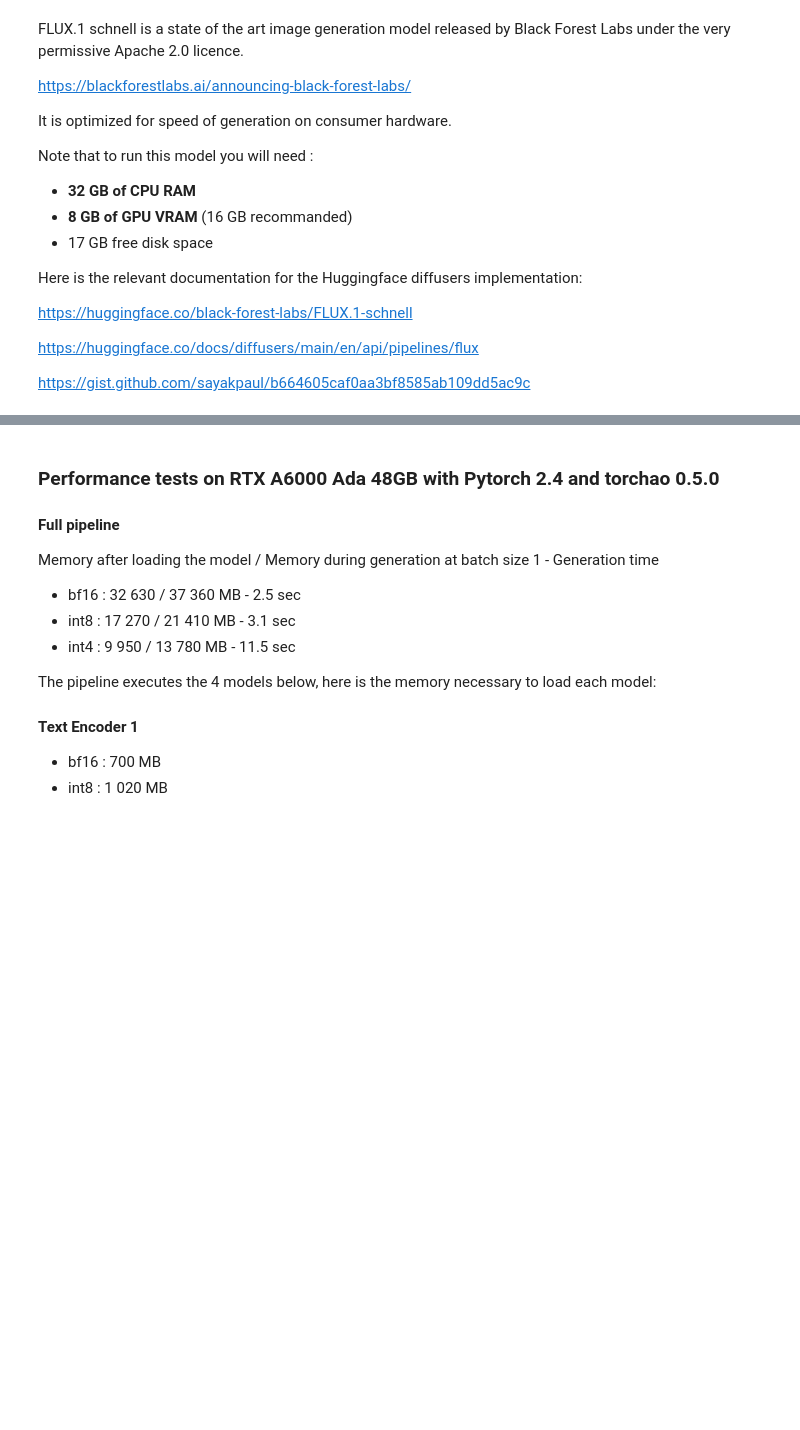
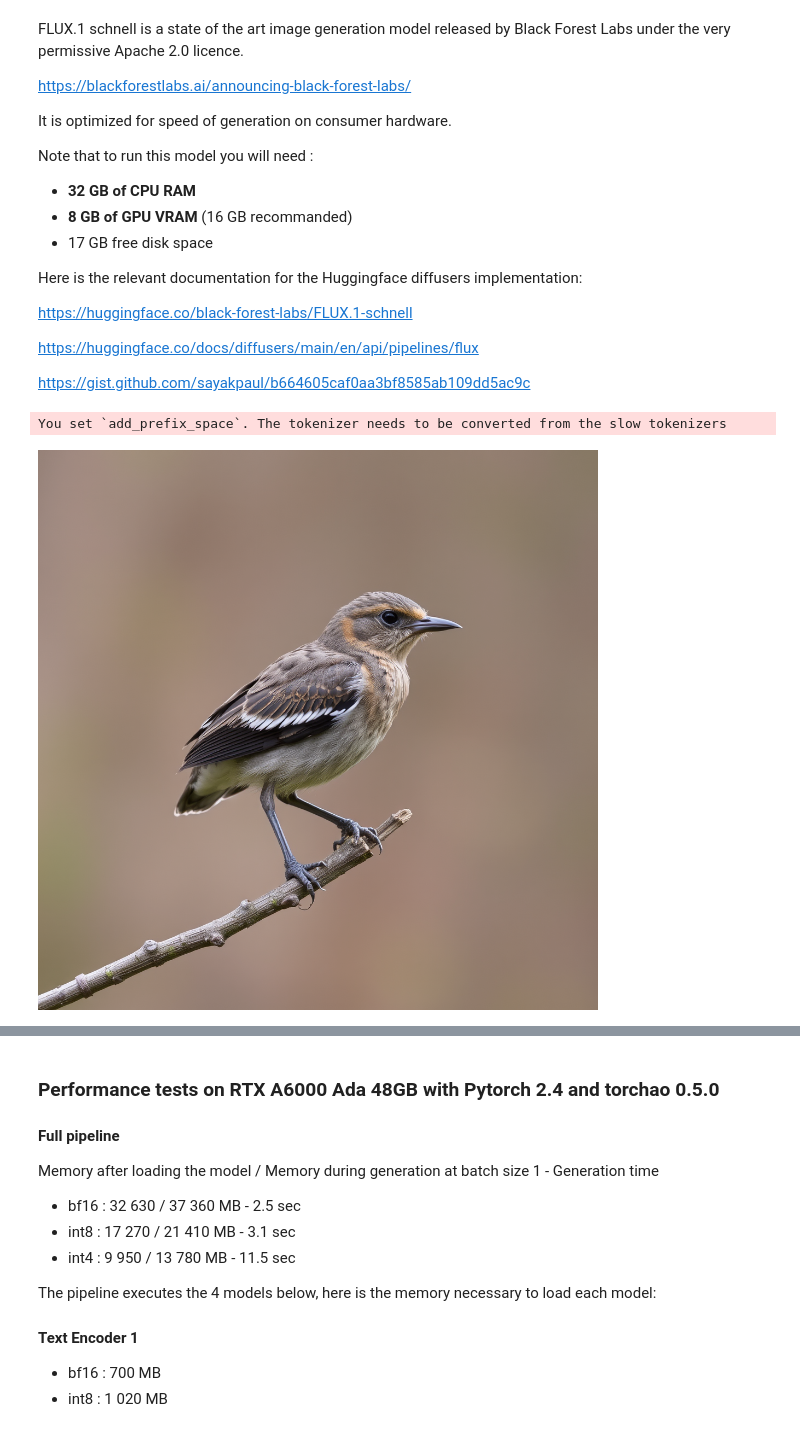
Before and after one commit to wordslab-org/wordslab-images, a Jupyter notebook: 01_install_prerequisites.ipynb, the cells around one changed output, grey strips where cells are left out. Drawn from its saved outputs; the diff is of its cells as text; code cells hidden in the pictures; blank space fills up the shorter version.

```diff
--- a/01_install_prerequisites.ipynb
+++ b/01_install_prerequisites.ipynb
@@ -59,0 +82,36 @@ https://gist.github.com/sayakpaul/b664605caf0aa3bf8585ab109dd5ac9c
+# %%
+transformer = FluxTransformer2DModel.from_pretrained(
+     quantized_repo, subfolder="transformer", torch_dtype=torch.bfloat16, use_safetensors=False
+)
+# %%
+vae = AutoencoderKL.from_pretrained(
+    original_repo, subfolder="vae", torch_dtype=torch.bfloat16
+)
+# %%
+# Initialize the pipeline from the 4 models
+pipeline = DiffusionPipeline.from_pretrained(
+	original_repo,
+    transformer=transformer,
+    vae=vae,
+    text_encoder=text_encoder,
+    text_encoder_2=text_encoder_2,
+    torch_dtype=torch.bfloat16
+)
+
+# Use this for a 8 GB GPU
+pipeline.enable_sequential_cpu_offload()
+
+# Use this for a 16+ GB GPU
+# pipeline.enable_model_cpu_offload()
+# %% [output]
+You set `add_prefix_space`. The tokenizer needs to be converted from the slow tokenizers
+# %%
+def gen_img(prompt):
+    return pipeline(prompt, guidance_scale=0.0, num_inference_steps=4, max_sequence_length=256).images[0]
+# %%
+# warmup
+gen_img("cat")
+gen_img("dog")
+gen_img("bird")
+# %% [output]
+[figure, added]
```
Also changed, not shown: parts of 39 cells of this notebook.
